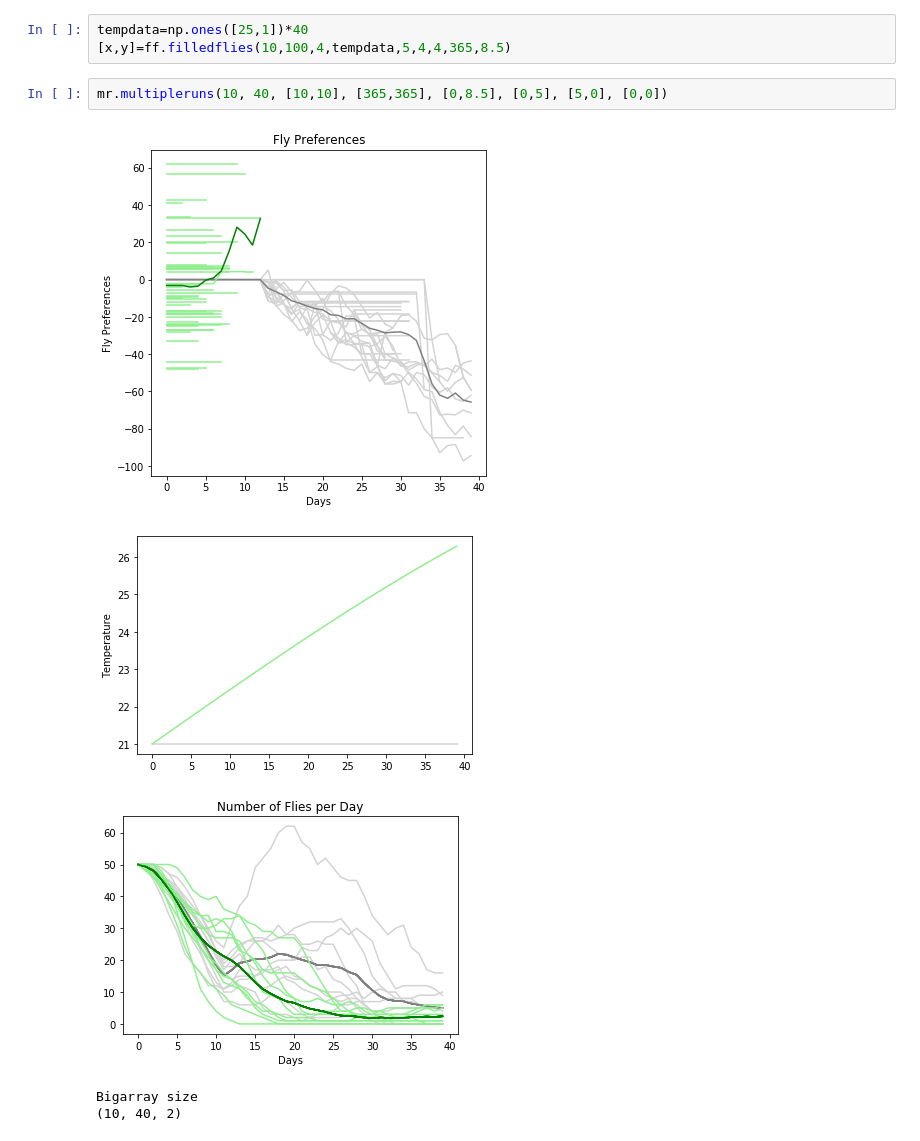
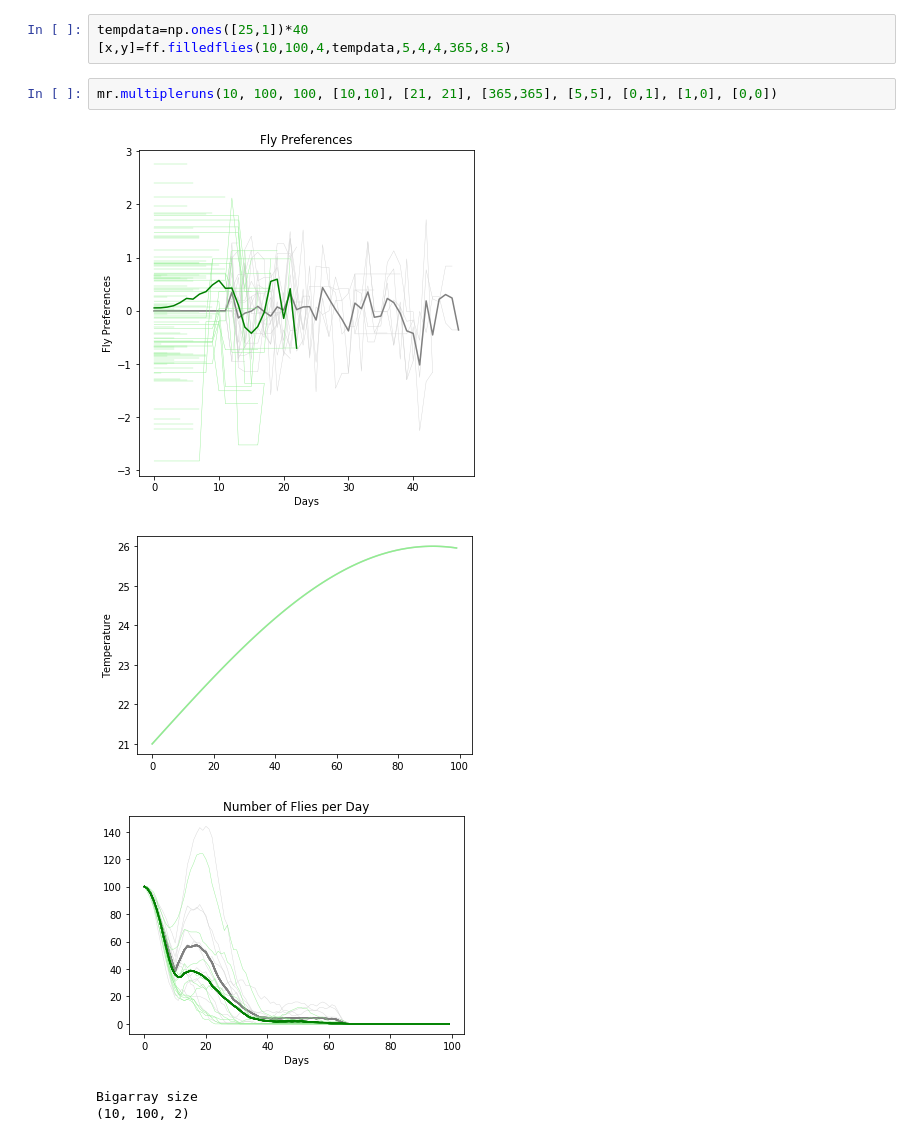
Before and after one commit to athena-ye/Drift-Modeling, a Jupyter notebook: Stochastic Model.ipynb, the cells around one changed output. Cells and saved outputs as stored; diff of their text form.

```diff
--- a/Stochastic Model.ipynb
+++ b/Stochastic Model.ipynb
@@ -22,10 +22,10 @@ imp.reload(mr)
 tempdata=np.ones([25,1])*40
 [x,y]=ff.filledflies(10,100,4,tempdata,5,4,4,365,8.5)
 # %%
-mr.multipleruns(10, 40, [10,10], [365,365], [0,8.5], [0,5], [5,0], [0,0])
+mr.multipleruns(10, 100, 100, [10,10], [21, 21], [365,365], [5,5], [0,1], [1,0], [0,0])
 # %% [output]
-[figure, old version]
+[figure, new version]
-[figure, old version]
+[figure, new version]
-[figure, old version]
+[figure, new version]
 Bigarray size
-(10, 40, 2)
+(10, 100, 2)
```
Also changed, not shown: 2 other files.
